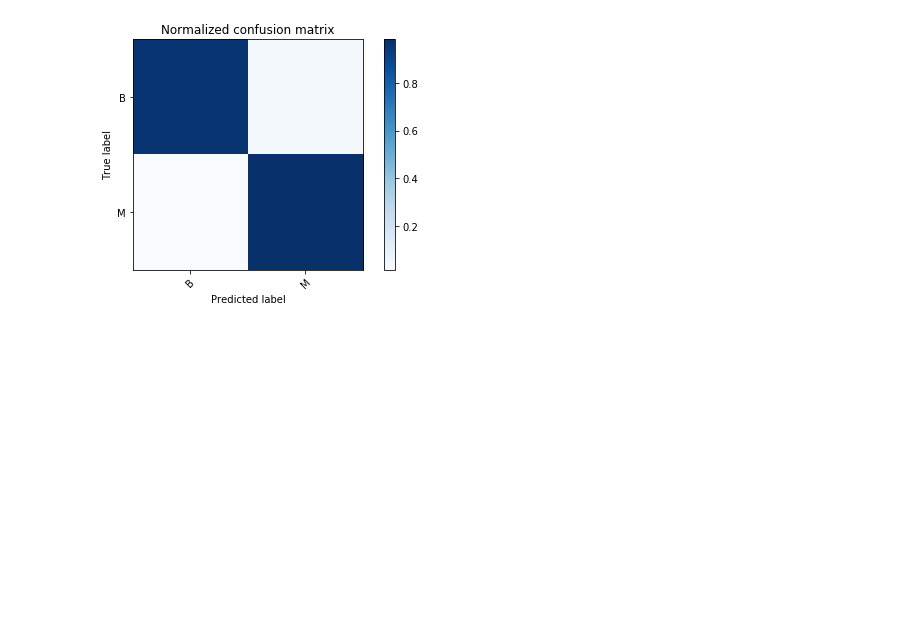
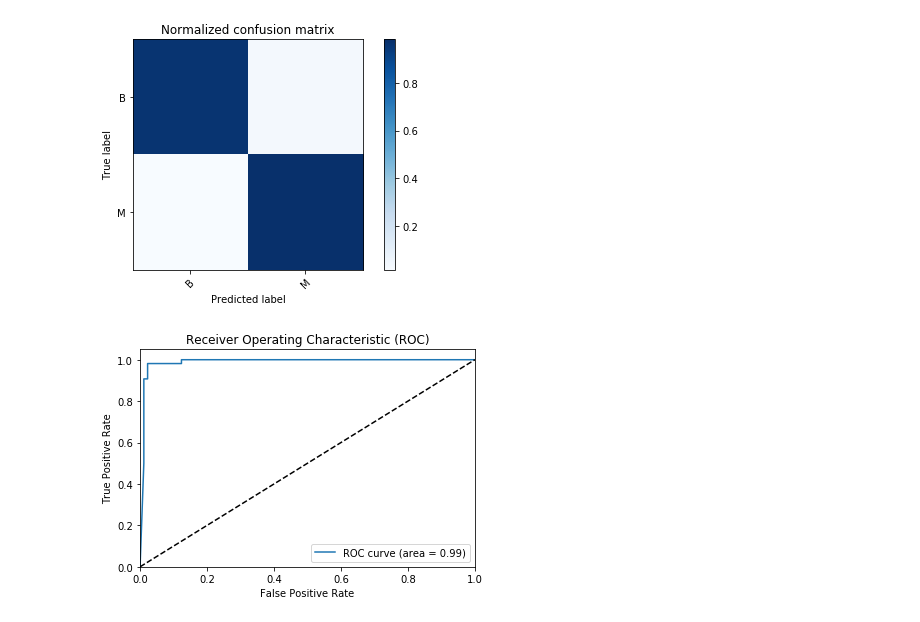
Before and after one commit to irfanalidv/Applications_of_Deep_Neural_Networks, a Jupyter notebook: Binary Classification.ipynb, the cells around one changed output. Saved outputs shown, nothing was run; the diff lists cells and outputs as text; code cells hidden in the pictures; blank space fills up the shorter version.

```diff
--- a/Binary Classification.ipynb
+++ b/Binary Classification.ipynb
@@ -290,3 +290,9 @@ def plot_roc(pred,y):
     plt.title('Receiver Operating Characteristic (ROC)')
     plt.legend(loc="lower right")
     plt.show()
+# %%
+pred = np.array(list(classifier.predict_proba(x_test, as_iterable=True)))
+pred = pred[:,1] # Only positive cases
+plot_roc(pred,y_test)
+# %% [output]
+[figure, added]
```
Also changed, not shown: 2 other files.
